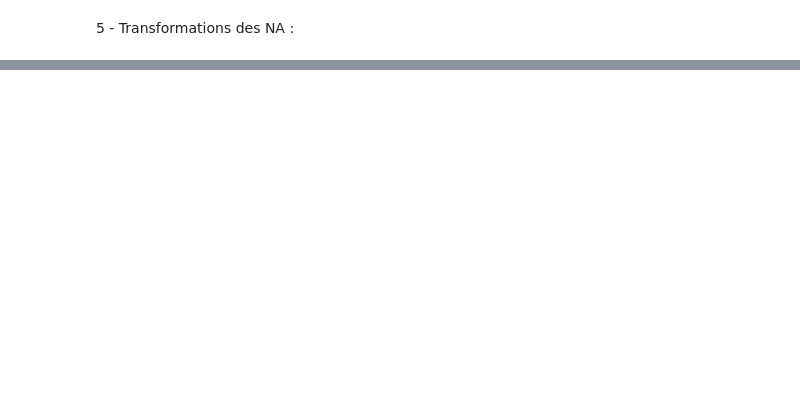
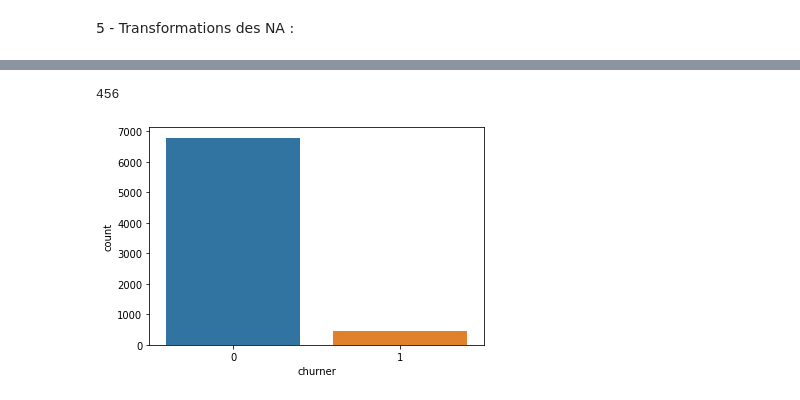
Before and after one commit to ClovisDel/Classification_Auto_Churn, a Jupyter notebook: Python/ClassiChurn.ipynb, the cells around one changed output, grey strips where cells are left out. Saved outputs shown, nothing was run; the diff lists cells and outputs as text; code cells hidden in the pictures; blank space fills up the shorter version.

```diff
--- a/Python/ClassiChurn.ipynb
+++ b/Python/ClassiChurn.ipynb
@@ -311,0 +271,6 @@ files.download(file_name_train)
+# %%
+sns.countplot(x = "churner", data=df_sample_test_f)
+print(np.sum(df_sample_test_f['churner'] == 1))
+# %% [output]
+456
+[figure, added]
```
Also changed, not shown: parts of 20 cells of this notebook.
